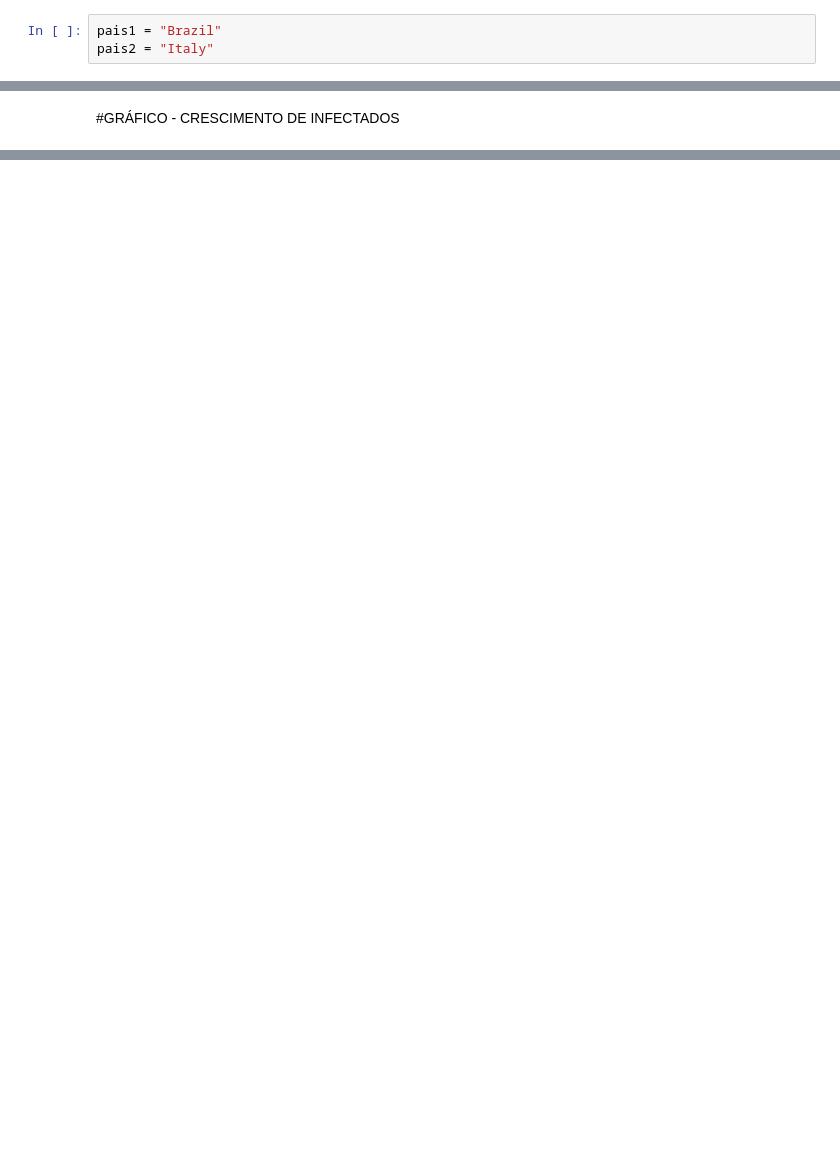
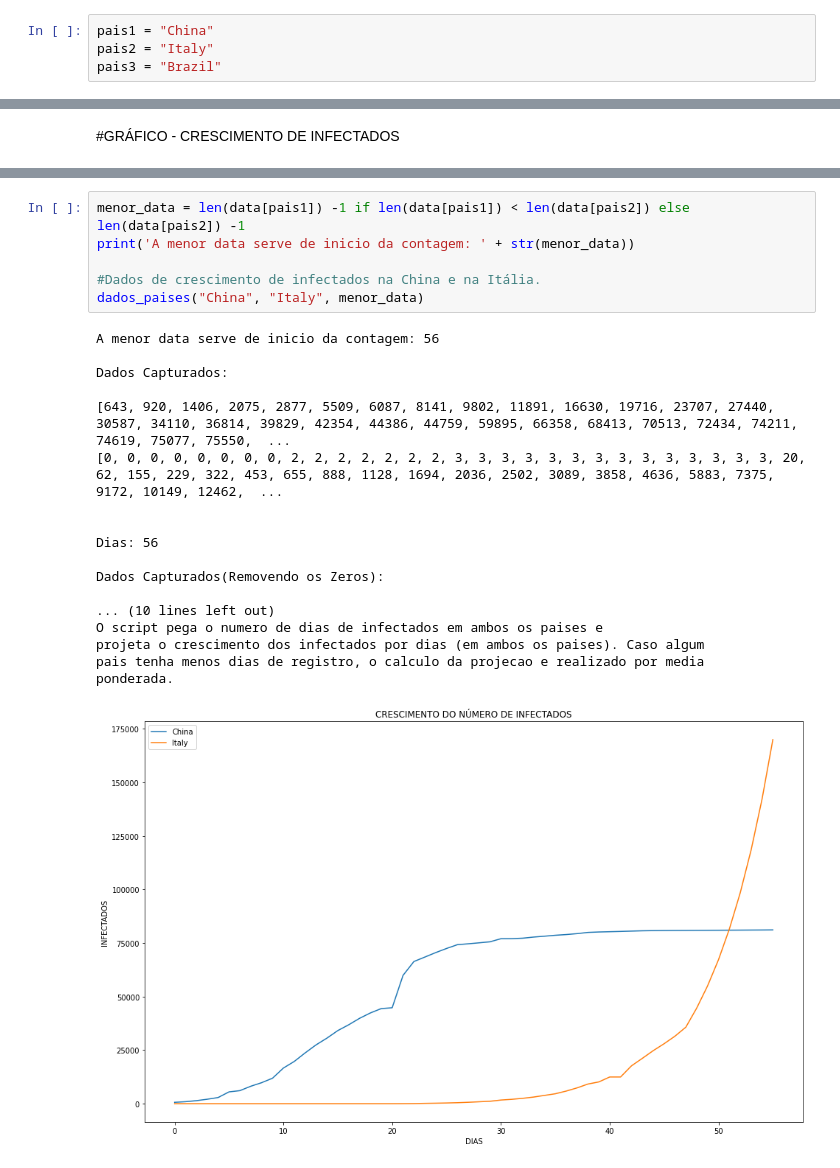
Before and after one commit to MoisesTedeschi/COVID-19, a Jupyter notebook: Informações_diárias_do_COVID_19.ipynb, the cells around one changed output, grey strips where cells are left out. Drawn from its saved outputs; the diff is of its cells as text; blank space fills up the shorter version.

Commit message:
Plot de gráficos para China, Itália e Brasil.

```diff
--- a/Informações_diárias_do_COVID_19.ipynb
+++ b/Informações_diárias_do_COVID_19.ipynb
@@ -19,6 +19,7 @@ Lista de Paises disponiveis:
 
 ['Thailand', 'Japan', 'Singapore', 'Nepal', 'Malaysia', 'Canada', 'Australia', 'Cambodia', 'Sri Lanka', 'Germany', 'Finland', 'United Arab Emirates', 'Philippines', 'India', 'Italy', 'Sweden', 'Spain' ...
 # %%
-pais1 = "Brazil"
+pais1 = "China"
 pais2 = "Italy"
+pais3 = "Brazil"
 # %%
@@ -171,0 +166,25 @@ ponderada.
+# %%
+menor_data = len(data[pais1]) -1 if len(data[pais1]) < len(data[pais2]) else len(data[pais2]) -1
+print('A menor data serve de inicio da contagem: ' + str(menor_data))
+
+#Dados de crescimento de infectados na China e na Itália.
+dados_paises("China", "Italy", menor_data)
+# %% [output]
+A menor data serve de inicio da contagem: 56
+
+Dados Capturados:
+
+[643, 920, 1406, 2075, 2877, 5509, 6087, 8141, 9802, 11891, 16630, 19716, 23707, 27440, 30587, 34110, 36814, 39829, 42354, 44386, 44759, 59895, 66358, 68413, 70513, 72434, 74211, 74619, 75077, 75550,  ...
+[0, 0, 0, 0, 0, 0, 0, 0, 2, 2, 2, 2, 2, 2, 2, 3, 3, 3, 3, 3, 3, 3, 3, 3, 3, 3, 3, 3, 3, 20, 62, 155, 229, 322, 453, 655, 888, 1128, 1694, 2036, 2502, 3089, 3858, 4636, 5883, 7375, 9172, 10149, 12462,  ...
+
+
+Dias: 56
+
+Dados Capturados(Removendo os Zeros):
+
+... (10 lines left out)
+O script pega o numero de dias de infectados em ambos os paises e
+projeta o crescimento dos infectados por dias (em ambos os paises). Caso algum
+pais tenha menos dias de registro, o calculo da projecao e realizado por media
+ponderada.
+[figure, added]
```
Also changed, not shown: parts of 7 cells of this notebook.
